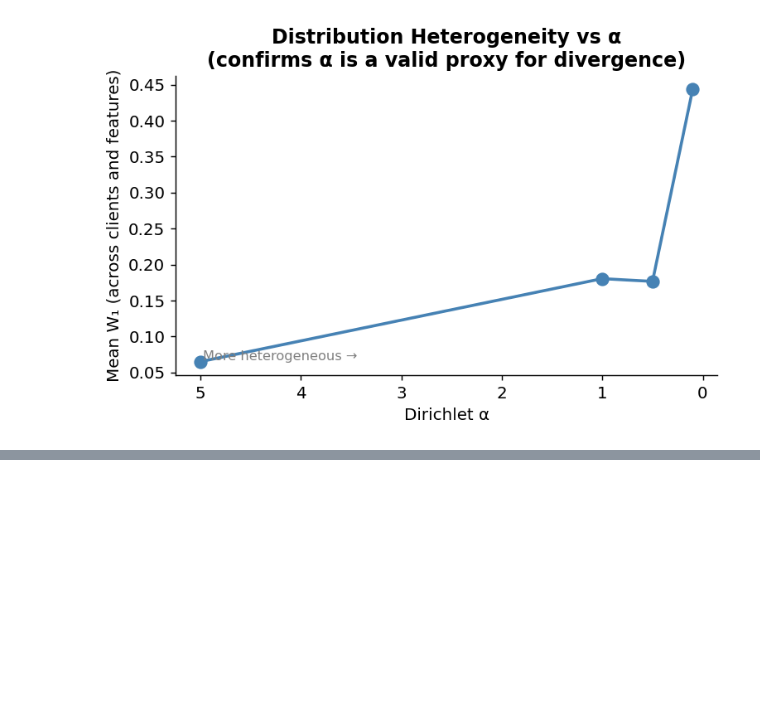
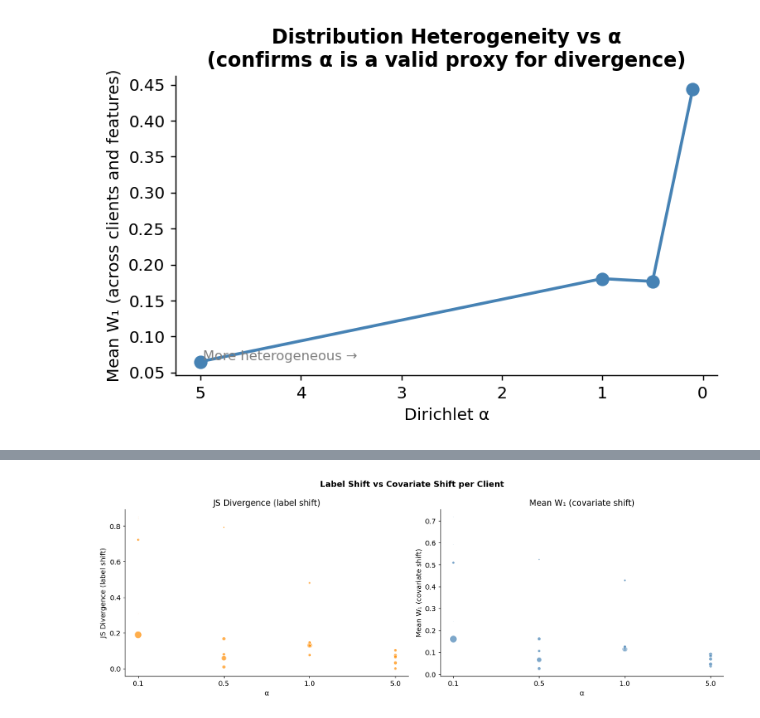
Before and after one commit to SrMallol2/Federated-Learning-Under-Data-Heterogeneity-for-Real-Applications-in-Multiple-Domains, a Jupyter notebook: Practices/Use Case 1 (Health)/DataAnalysis/00_UC1_DistributionAnalysis.ipynb, the cells around one changed output, grey strips where cells are left out. Cells and saved outputs as stored; diff of their text form; code cells hidden in the pictures; blank space fills up the shorter version.

```diff
--- a/Practices/Use Case 1 (Health)/DataAnalysis/00_UC1_DistributionAnalysis.ipynb
+++ b/Practices/Use Case 1 (Health)/DataAnalysis/00_UC1_DistributionAnalysis.ipynb
@@ -885,0 +592,81 @@ print('=' * 65)
+# %%
+from scipy.spatial.distance import jensenshannon
+
+# Global label distribution
+global_label_dist = np.array([1 - y.mean(), y.mean()])  # [P(y=0), P(y=1)]
+
+js_records = []
+
+for alpha, partition in partitions_by_alpha.items():
+    for client_id, patient_ids in partition.items():
+        pid_set = set(patient_ids)
+
+        # Client label distribution
+        client_labels = [patient_labels_map.get(p, 0) for p in pid_set]
+        n_pos = sum(client_labels)
+        n_total = len(client_labels)
+        client_label_dist = np.array([(n_total - n_pos) / n_total, n_pos / n_total])
+
+        # Jensen-Shannon divergence (base-2 → range [0, 1])
+        js = jensenshannon(global_label_dist, client_label_dist, base=2)
+
+        # Mean W1 for this client (covariate shift)
+        client_w1 = wass_df[
+            (wass_df['alpha'] == alpha) & (wass_df['client'] == f'C{client_id}')
+        ]['wasserstein'].mean()
+
+        js_records.append({
+            'alpha': alpha,
+            'client': f'C{client_id}',
+            'js_divergence': js,
+            'mean_w1': client_w1,
+            'pos_rate': n_pos / n_total,
+            'n_patients': n_total
+        })
+
+js_df = pd.DataFrame(js_records)
+
+# ── Plot: JS (label shift) vs W1 (covariate shift) side by side ───────────────
+fig, axes = plt.subplots(1, 2, figsize=(14, 5))
+fig.suptitle('Label Shift vs Covariate Shift per Client', fontweight='bold', fontsize=13)
+
+for ax, (metric, label, color) in zip(axes, [
+    ('js_divergence', 'JS Divergence (label shift)',   'darkorange'),
+    ('mean_w1',       'Mean W₁ (covariate shift)',     'steelblue'),
+]):
+    for alpha in ALPHA_SWEEP:
+        sub = js_df[js_df['alpha'] == alpha]
+        if sub.empty:
+            continue
+        ax.scatter(
+            [str(alpha)] * len(sub), sub[metric],
+            s=sub['n_patients'] / 500,   # bubble size = client size
+            alpha=0.7, color=color, edgecolors='white', linewidth=0.8
+        )
+    ax.set_xlabel('α')
+    ax.set_ylabel(label)
+    ax.set_title(label)
+
+plt.tight_layout()
+plt.savefig('figures/11_label_vs_covariate_shift.png', bbox_inches='tight')
+plt.show()
+
+# ── Scatter: does label shift correlate with covariate shift? ─────────────────
+fig, ax = plt.subplots(figsize=(7, 5))
+for alpha in ALPHA_SWEEP:
+    sub = js_df[js_df['alpha'] == alpha]
+    ax.scatter(sub['js_divergence'], sub['mean_w1'],
+               label=f'α={alpha}', s=60, alpha=0.8, edgecolors='white')
+
+ax.set_xlabel('JS Divergence (label shift)')
+ax.set_ylabel('Mean W₁ (covariate shift)')
+ax.set_title('Are label shift and covariate shift correlated?\n'
+             '(each point = one client)', fontweight='bold')
+ax.legend(title='α', fontsize=9)
+plt.tight_layout()
+plt.savefig('figures/12_shift_correlation.png', bbox_inches='tight')
+plt.show()
+
+print(js_df.groupby('alpha')[['js_divergence', 'mean_w1']].mean().round(4))
+# %% [output]
+[figure, added]
```
Also changed, not shown: parts of 13 cells of this notebook, 3 other files.
